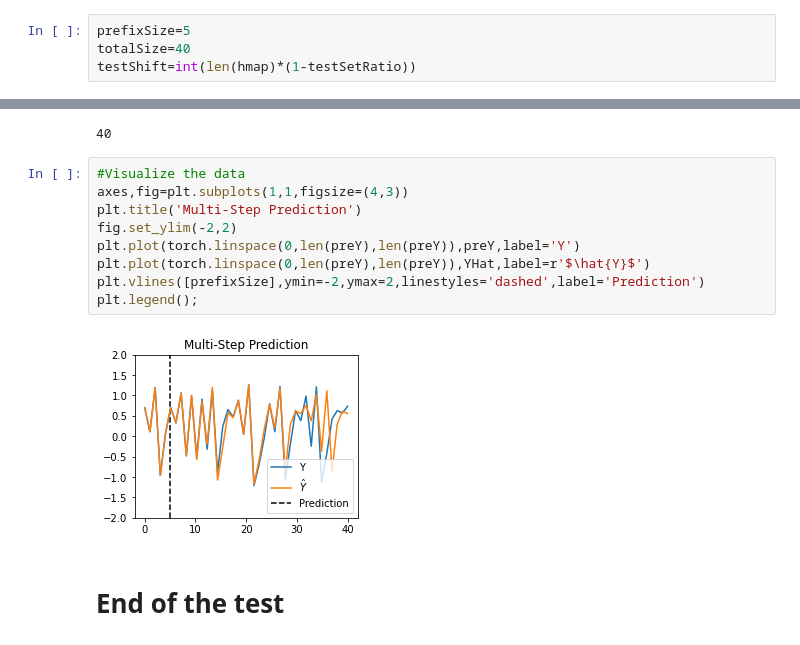
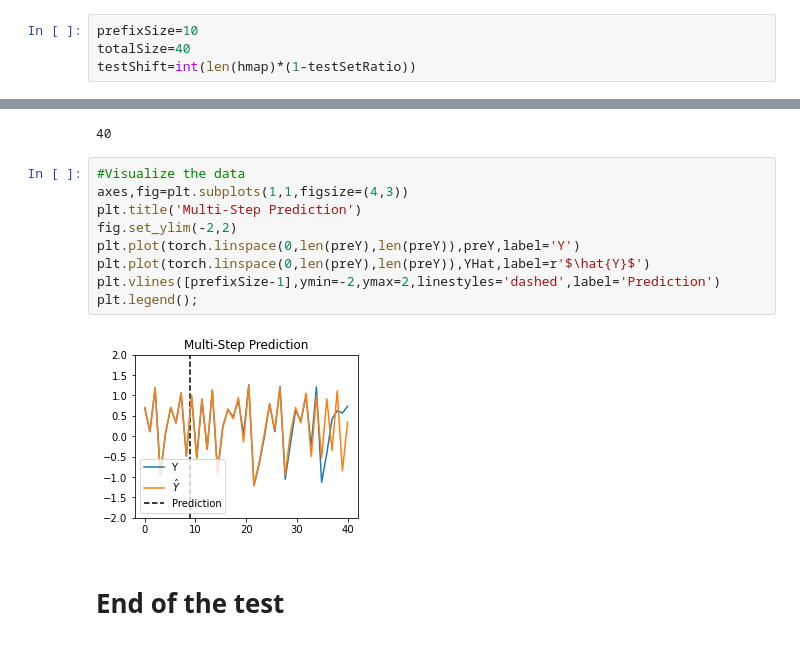
Before and after one commit to yesunhuang/QRNNs_Memory, a Jupyter notebook: JupyterNotebooks/Test_One_Classical_SRNN.ipynb, the cells around one changed output, grey strips where cells are left out. Cells and saved outputs as stored; diff of their text form.

```diff
--- a/JupyterNotebooks/Test_One_Classical_SRNN.ipynb
+++ b/JupyterNotebooks/Test_One_Classical_SRNN.ipynb
@@ -258,7 +258,7 @@ plt.legend();
 # %% [markdown]
 #### Multi Step Prediction
 # %%
-prefixSize=5
+prefixSize=10
 totalSize=40
 testShift=int(len(hmap)*(1-testSetRatio))
 # %%
@@ -280,13 +280,13 @@ len(YHat)
 # %%
 #Visualize the data
 axes,fig=plt.subplots(1,1,figsize=(4,3))
 plt.title('Multi-Step Prediction')
 fig.set_ylim(-2,2)
 plt.plot(torch.linspace(0,len(preY),len(preY)),preY,label='Y')
 plt.plot(torch.linspace(0,len(preY),len(preY)),YHat,label=r'$\hat{Y}$')
-plt.vlines([prefixSize],ymin=-2,ymax=2,linestyles='dashed',label='Prediction')
+plt.vlines([prefixSize-1],ymin=-2,ymax=2,linestyles='dashed',label='Prediction')
 plt.legend();
 # %% [output]
-[figure, old version]
+[figure, new version]
 # %% [markdown]
 # End of the test
```
Also changed, not shown: parts of 8 cells of this notebook, 4 other files.
